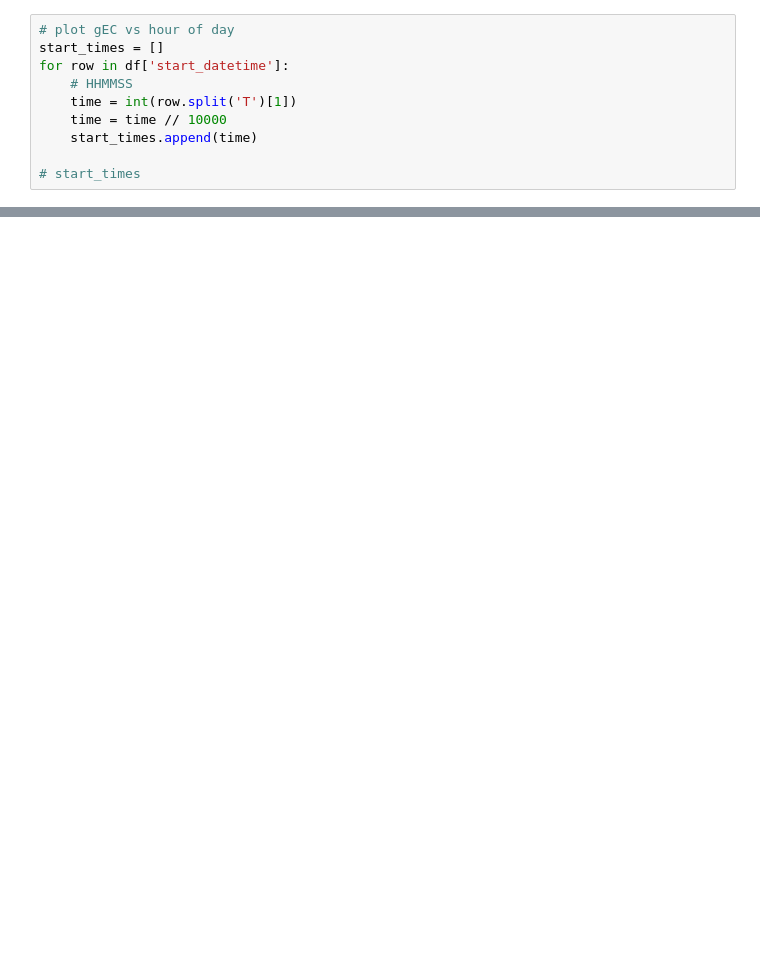
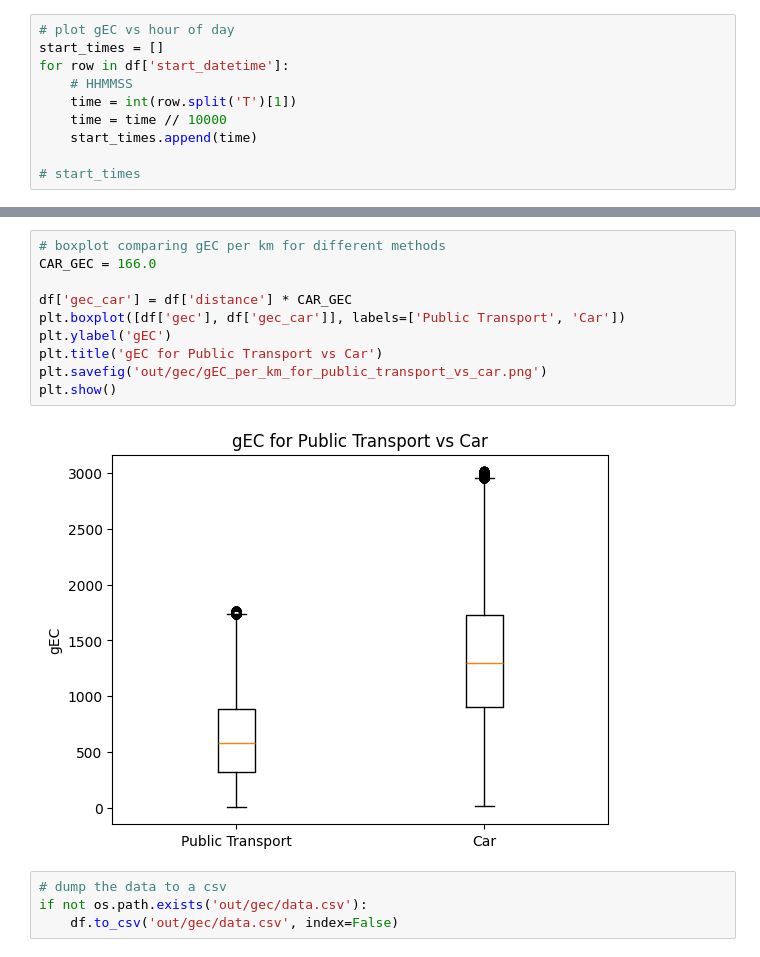
Before and after one commit to AldenCutler/LyonE24, a Jupyter notebook: stats-graphs/gec.ipynb, the cells around one changed output, grey strips where cells are left out. Cells and saved outputs as stored; diff of their text form; blank space fills up the shorter version.

```diff
--- a/stats-graphs/gec.ipynb
+++ b/stats-graphs/gec.ipynb
@@ -241,0 +265,16 @@ plt.show()
+# %%
+# boxplot comparing gEC per km for different methods
+CAR_GEC = 166.0
+
+df['gec_car'] = df['distance'] * CAR_GEC
+plt.boxplot([df['gec'], df['gec_car']], labels=['Public Transport', 'Car'])
+plt.ylabel('gEC')
+plt.title('gEC for Public Transport vs Car')
+plt.savefig('out/gec/gEC_per_km_for_public_transport_vs_car.png')
+plt.show()
+# %% [output]
+[figure, added]
+# %%
+# dump the data to a csv
+if not os.path.exists('out/gec/data.csv'):
+    df.to_csv('out/gec/data.csv', index=False)
```
Also changed, not shown: parts of 10 cells of this notebook, 7 other files.
